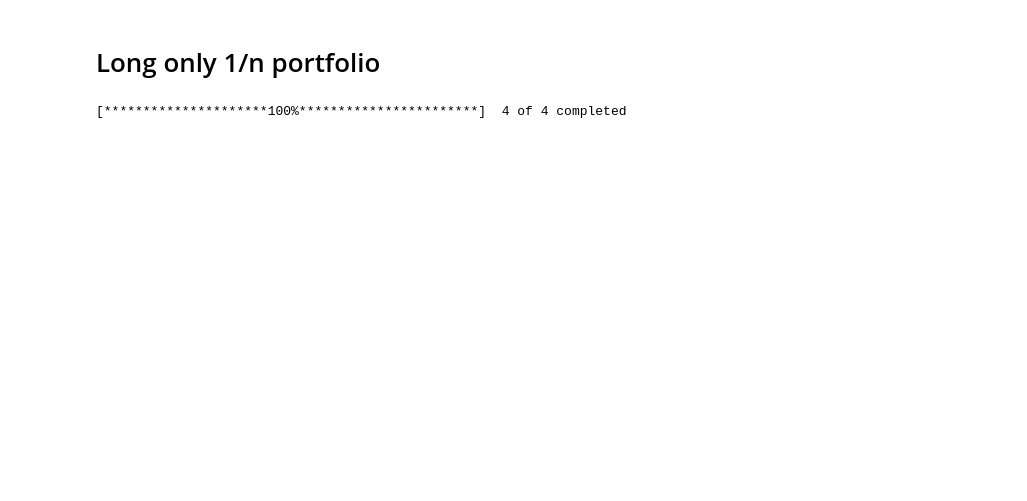
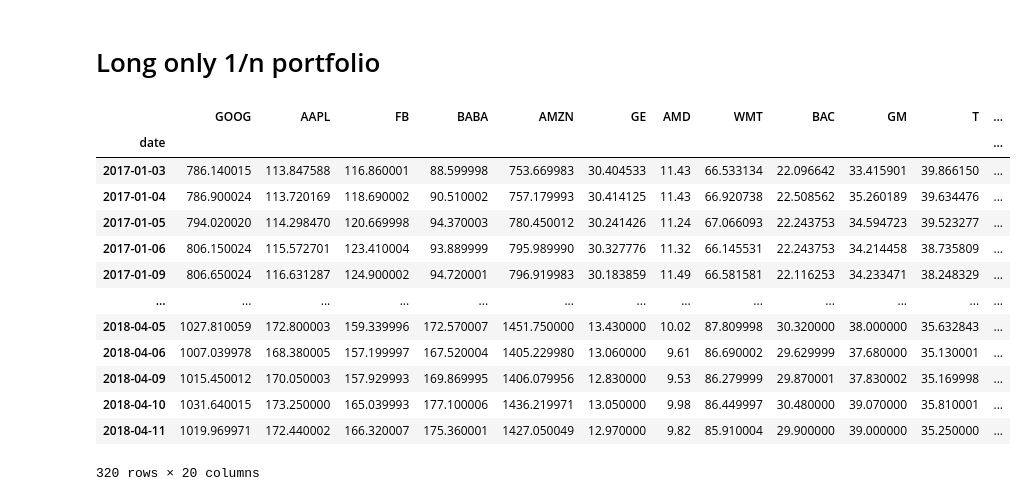
Before and after one commit to cvxgrp/simulator, a Jupyter notebook: book/docs/notebooks/demo.ipynb, the cells around one changed output. Saved outputs shown, nothing was run; the diff lists cells and outputs as text; code cells hidden in the pictures; blank space fills up the shorter version.

Commit message:
59 integrate examples into book (#60)
* remove obsolete data

* remove the yfinance import

```diff
--- a/book/docs/notebooks/demo.ipynb
+++ b/book/docs/notebooks/demo.ipynb
@@ -9,9 +7 @@ import yfinance as yf
 from cvx.simulator.portfolio import build_portfolio
-# %%
-data = yf.download(tickers = "SPY AAPL GOOG MSFT",  # list of tickers
-                   period = "10y",                   # time period
-                   interval = "1d",                 # trading interval
-                   prepost = False,                 # download pre/post market hours data?
-                   repair = True)                   # repair obvious price errors e.g. 100x?
-# %% [output]
-[*********************100%***********************]  4 of 4 completed
@@ -20,3 +8,21 @@ prices = data["Adj Close"]
+# %%
+prices=pd.read_csv("data/stock_prices.csv", header=0, index_col=0, parse_dates=True)
+prices
+# %% [output]
+|  | GOOG | AAPL | FB | BABA | AMZN | GE | AMD | WMT | BAC | GM | T | ... |
+| date |  |  |  |  |  |  |  |  |  |  |  | ... |
+| 2017-01-03 | 786.140015 | 113.847588 | 116.860001 | 88.599998 | 753.669983 | 30.404533 | 11.43 | 66.533134 | 22.096642 | 33.415901 | 39.866150 | ... |
+| 2017-01-04 | 786.900024 | 113.720169 | 118.690002 | 90.510002 | 757.179993 | 30.414125 | 11.43 | 66.920738 | 22.508562 | 35.260189 | 39.634476 | ... |
+| 2017-01-05 | 794.020020 | 114.298470 | 120.669998 | 94.370003 | 780.450012 | 30.241426 | 11.24 | 67.066093 | 22.243753 | 34.594723 | 39.523277 | ... |
+| 2017-01-06 | 806.150024 | 115.572701 | 123.410004 | 93.889999 | 795.989990 | 30.327776 | 11.32 | 66.145531 | 22.243753 | 34.214458 | 38.735809 | ... |
+| 2017-01-09 | 806.650024 | 116.631287 | 124.900002 | 94.720001 | 796.919983 | 30.183859 | 11.49 | 66.581581 | 22.116253 | 34.233471 | 38.248329 | ... |
+| ... | ... | ... | ... | ... | ... | ... | ... | ... | ... | ... | ... | ... |
+| 2018-04-05 | 1027.810059 | 172.800003 | 159.339996 | 172.570007 | 1451.750000 | 13.430000 | 10.02 | 87.809998 | 30.320000 | 38.000000 | 35.632843 | ... |
+| 2018-04-06 | 1007.039978 | 168.380005 | 157.199997 | 167.520004 | 1405.229980 | 13.060000 | 9.61 | 86.690002 | 29.629999 | 37.680000 | 35.130001 | ... |
+| 2018-04-09 | 1015.450012 | 170.050003 | 157.929993 | 169.869995 | 1406.079956 | 12.830000 | 9.53 | 86.279999 | 29.870001 | 37.830002 | 35.169998 | ... |
+| 2018-04-10 | 1031.640015 | 173.250000 | 165.039993 | 177.100006 | 1436.219971 | 13.050000 | 9.98 | 86.449997 | 30.480000 | 39.070000 | 35.810001 | ... |
+| 2018-04-11 | 1019.969971 | 172.440002 | 166.320007 | 175.360001 | 1427.050049 | 12.970000 | 9.82 | 85.910004 | 29.900000 | 39.000000 | 35.250000 | ... |
+320 rows × 20 columns
 # %%
 capital = 1e6
 # %%
```
Also changed, not shown: parts of 13 cells of this notebook, 3 other files.
